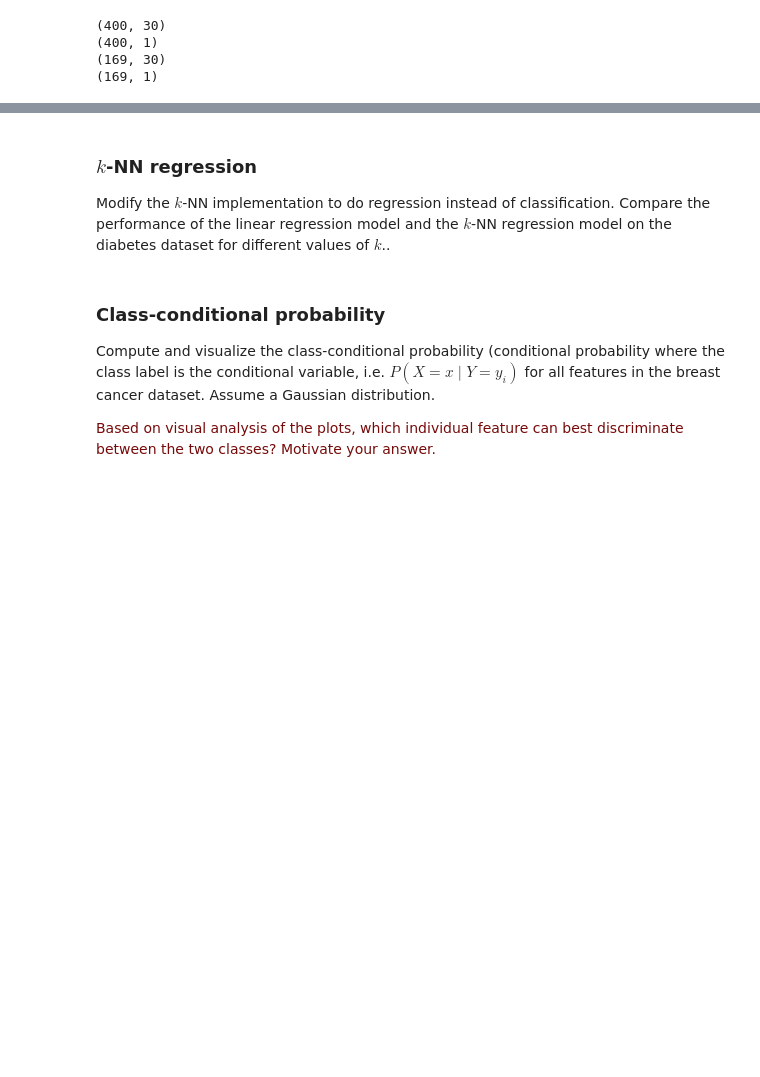
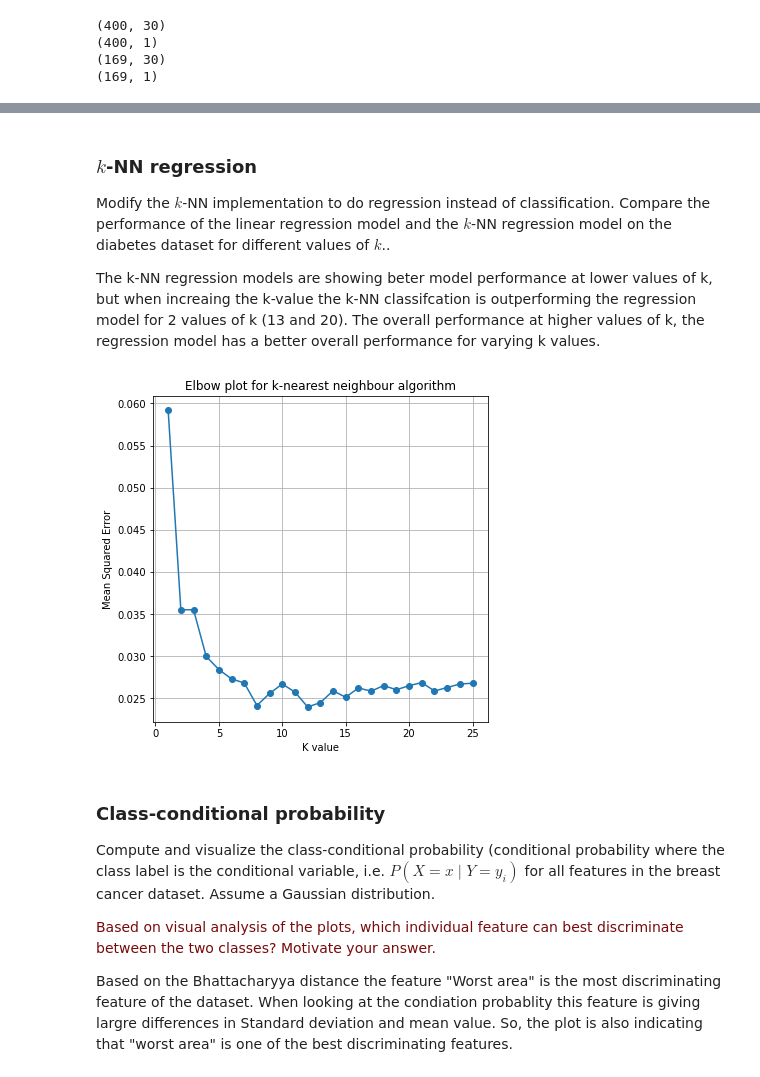
Before and after one commit to MartvStraten/8dm50-machine-learning, a Jupyter notebook: practicals/week_1.ipynb, the cells around one changed output, grey strips where cells are left out. Drawn from its saved outputs; the diff is of its cells as text; code cells hidden in the pictures; blank space fills up the shorter version.

```diff
--- a/practicals/week_1.ipynb
+++ b/practicals/week_1.ipynb
@@ -202,12 +183,20 @@ Specificity: 0.95
 ### $k$-NN regression
 
 Modify the $k$-NN implementation to do regression instead of classification. Compare the performance of the linear regression model and the $k$-NN regression model on the diabetes dataset for different values of $k$..
+
+The k-NN regression models are showing beter model performance at lower values of k, but when increaing the k-value the k-NN classifcation is outperforming the regression model for 2 values of k (13 and 20). The overall performance at higher values of k, the regression model has a better overall performance for varying k values.
+# %%
+elbow_plot(25, X_train_bc, y_train_bc, X_test_bc, y_test_bc, regression = True)
+# %% [output]
+[figure, added]
 # %% [markdown]
 ### Class-conditional probability
 
 Compute and visualize the class-conditional probability (conditional probability where the class label is the conditional variable, i.e. $P(X = x \mid Y = y_i)$ for all features in the breast cancer dataset. Assume a Gaussian distribution.
 
 <p><font color='#770a0a'>Based on visual analysis of the plots, which individual feature can best discriminate between the two classes? Motivate your answer.</font></p>
+
+Based on the Bhattacharyya distance the feature "Worst area" is the most discriminating feature of the dataset. When looking at the condiation probablity this feature is giving largre differences in Standard deviation and mean value. So, the plot is also indicating that "worst area" is one of the best discriminating features.
 # %%
 conditional_probability(breast_cancer)
 # %% [output]
```
Also changed, not shown: parts of 4 cells of this notebook, 1 other file.
